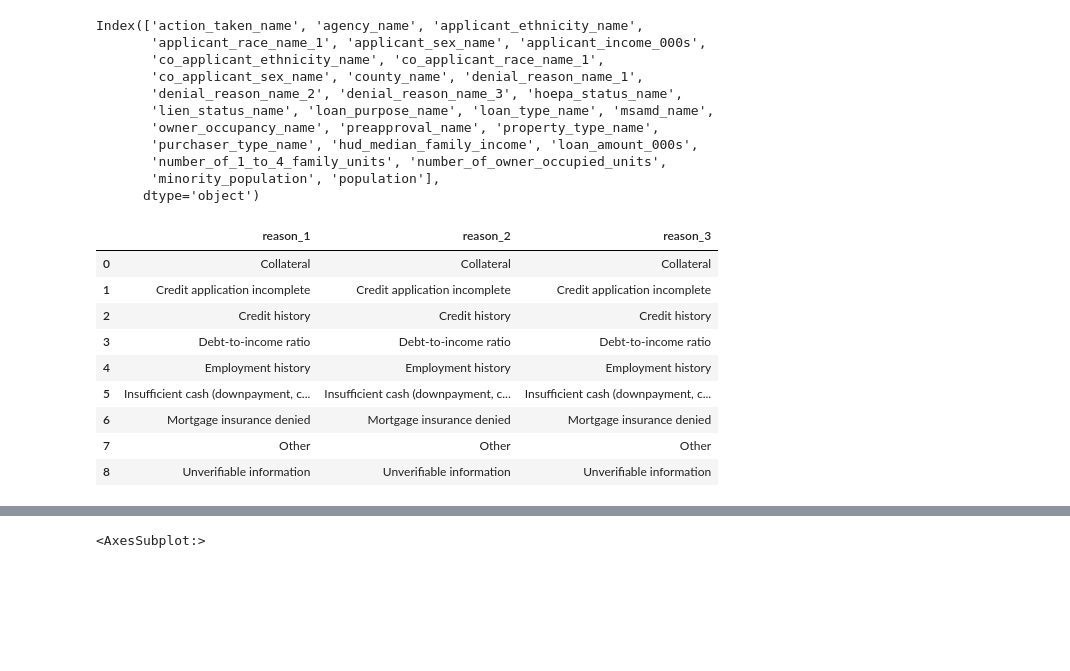
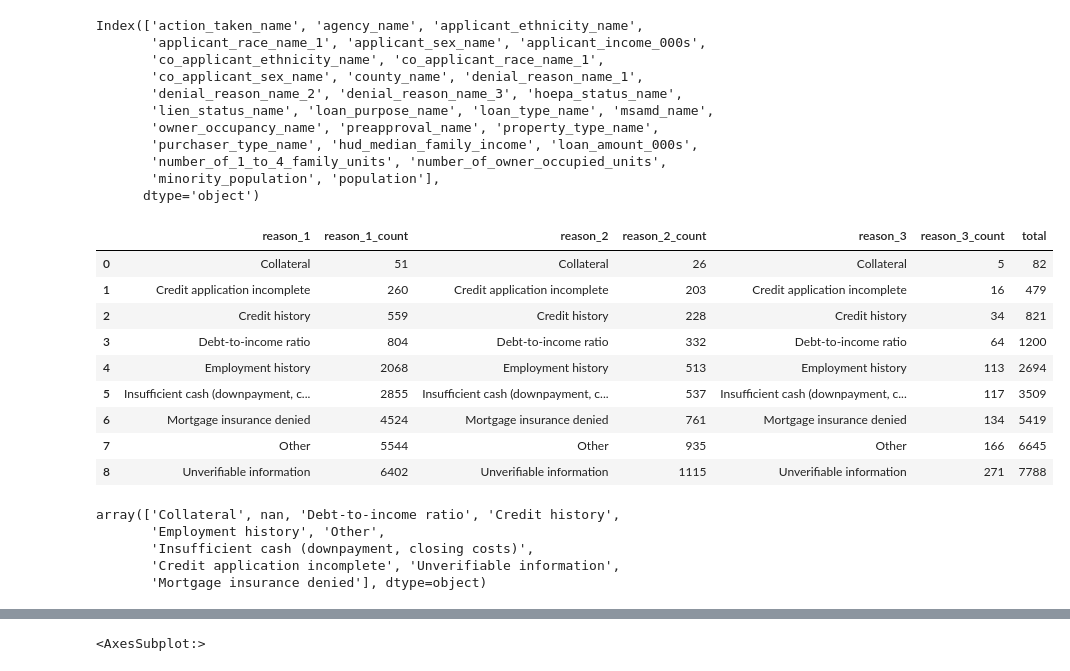
Before and after one commit to DJ1070/Darlehensanfragen, a Jupyter notebook: exploration.ipynb, the cells around one changed output, grey strips where cells are left out. Drawn from its saved outputs; the diff is of its cells as text; code cells hidden in the pictures; blank space fills up the shorter version.

```diff
--- a/exploration.ipynb
+++ b/exploration.ipynb
@@ -92,19 +92,31 @@ Index(['action_taken_name', 'agency_name', 'applicant_ethnicity_name',
       dtype='object')
 # %%
 denial_reasons = pd.DataFrame({'reason_1': sorted(df[df.denial_reason_name_1.isnull() == False]['denial_reason_name_1'].unique()),
+                               'reason_1_count': sorted(df[df.denial_reason_name_1.isnull() == False]['denial_reason_name_1'].value_counts()),
                                'reason_2': sorted(df[df.denial_reason_name_2.isnull() == False]['denial_reason_name_2'].unique()),
-                               'reason_3': sorted(df[df.denial_reason_name_3.isnull() == False]['denial_reason_name_3'].unique())})
+                               'reason_2_count': sorted(df[df.denial_reason_name_2.isnull() == False]['denial_reason_name_2'].value_counts()),
+                               'reason_3': sorted(df[df.denial_reason_name_3.isnull() == False]['denial_reason_name_3'].unique()),
+                               'reason_3_count': sorted(df[df.denial_reason_name_3.isnull() == False]['denial_reason_name_3'].value_counts()),
+                               'total': denial_reasons.reason_1_count + denial_reasons.reason_2_count + denial_reasons.reason_3_count})
 denial_reasons
 
 # The reasons options are redundand, but the bank clerk doesn't have to fill them in as the null value rates show.
 # %% [output]
-|  | reason_1 | reason_2 | reason_3 |
-| 0 | Collateral | Collateral | Collateral |
-| 1 | Credit application incomplete | Credit application incomplete | Credit application incomplete |
-| 2 | Credit history | Credit history | Credit history |
-| 3 | Debt-to-income ratio | Debt-to-income ratio | Debt-to-income ratio |
-| 4 | Employment history | Employment history | Employment history |
-| 5 | Insufficient cash (downpayment, c... | Insufficient cash (downpayment, c... | Insufficient cash (downpayment, c... |
-| 6 | Mortgage insurance denied | Mortgage insurance denied | Mortgage insurance denied |
-| 7 | Other | Other | Other |
-| 8 | Unverifiable information | Unverifiable information | Unverifiable information |
+|  | reason_1 | reason_1_count | reason_2 | reason_2_count | reason_3 | reason_3_count | total |
+| 0 | Collateral | 51 | Collateral | 26 | Collateral | 5 | 82 |
+| 1 | Credit application incomplete | 260 | Credit application incomplete | 203 | Credit application incomplete | 16 | 479 |
+| 2 | Credit history | 559 | Credit history | 228 | Credit history | 34 | 821 |
+| 3 | Debt-to-income ratio | 804 | Debt-to-income ratio | 332 | Debt-to-income ratio | 64 | 1200 |
+| 4 | Employment history | 2068 | Employment history | 513 | Employment history | 113 | 2694 |
+| 5 | Insufficient cash (downpayment, c... | 2855 | Insufficient cash (downpayment, c... | 537 | Insufficient cash (downpayment, c... | 117 | 3509 |
+| 6 | Mortgage insurance denied | 4524 | Mortgage insurance denied | 761 | Mortgage insurance denied | 134 | 5419 |
+| 7 | Other | 5544 | Other | 935 | Other | 166 | 6645 |
+| 8 | Unverifiable information | 6402 | Unverifiable information | 1115 | Unverifiable information | 271 | 7788 |
+# %%
+df.denial_reason_name_1.unique()
+# %% [output]
+array(['Collateral', nan, 'Debt-to-income ratio', 'Credit history',
+       'Employment history', 'Other',
+       'Insufficient cash (downpayment, closing costs)',
+       'Credit application incomplete', 'Unverifiable information',
+       'Mortgage insurance denied'], dtype=object)
```
Also changed, not shown: parts of 8 cells of this notebook.
